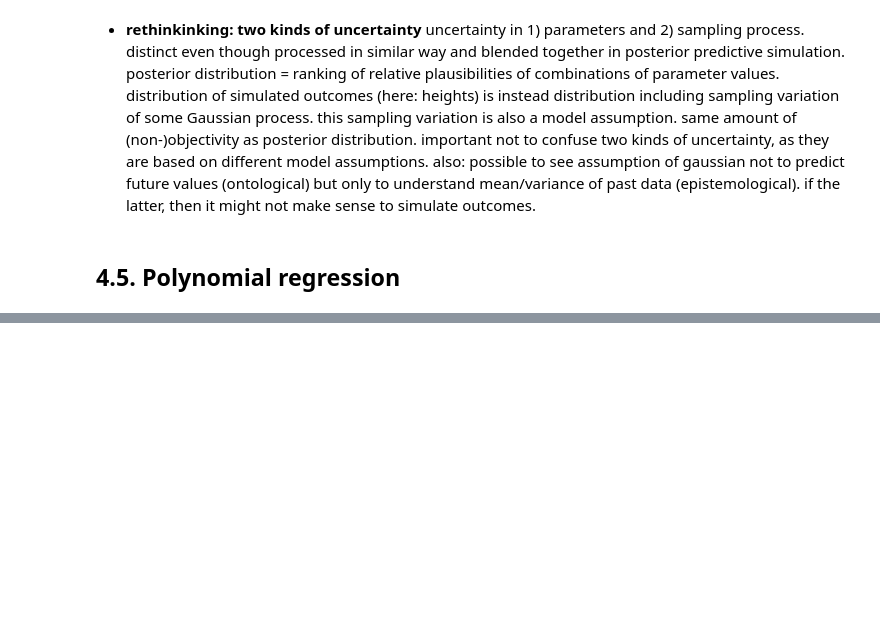
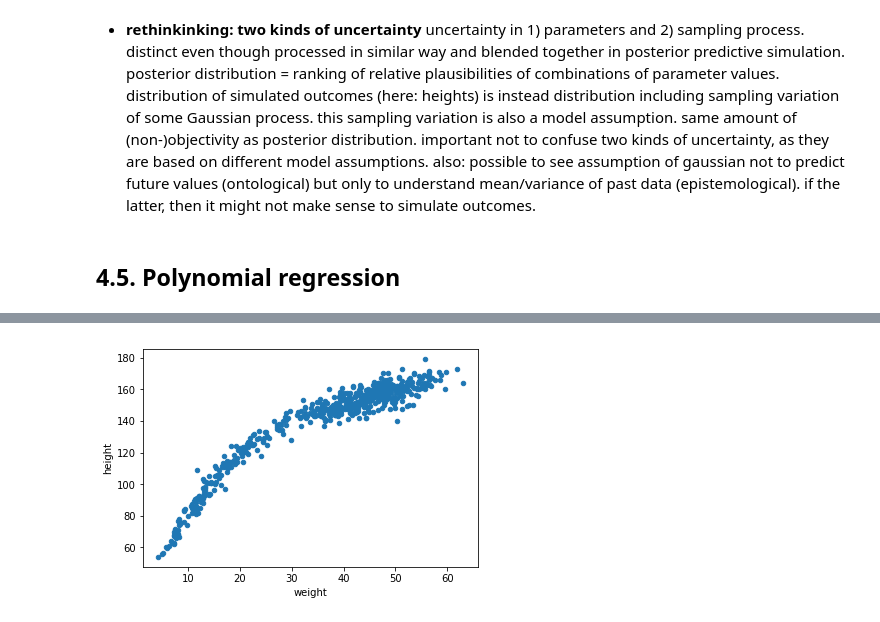
Before and after one commit to nwweber/statistical_rethinking, a Jupyter notebook: chapter_04_linear_models.ipynb, the cells around one changed output, grey strips where cells are left out. Cells and saved outputs as stored; diff of their text form; code cells hidden in the pictures; blank space fills up the shorter version.

```diff
--- a/chapter_04_linear_models.ipynb
+++ b/chapter_04_linear_models.ipynb
@@ -792,3 +792,7 @@ plt.fill_between(d2_weight_ord, height_pred_hpd[:, 1], height_pred_hpd[:, 0], al
 # skipped, R internals
 # %% [markdown]
 ## 4.5. Polynomial regression
+# %%
+# Code 4.64
+d = pd.read_csv('./data/Howell1.csv', sep=';')
+d.head()
@@ -794,0 +806,4 @@ plt.fill_between(d2_weight_ord, height_pred_hpd[:, 1], height_pred_hpd[:, 0], al
+# %%
+d.plot.scatter(x='weight', y='height');
+# %% [output]
+[figure, added]
```
Also changed, not shown: parts of 9 cells of this notebook.
